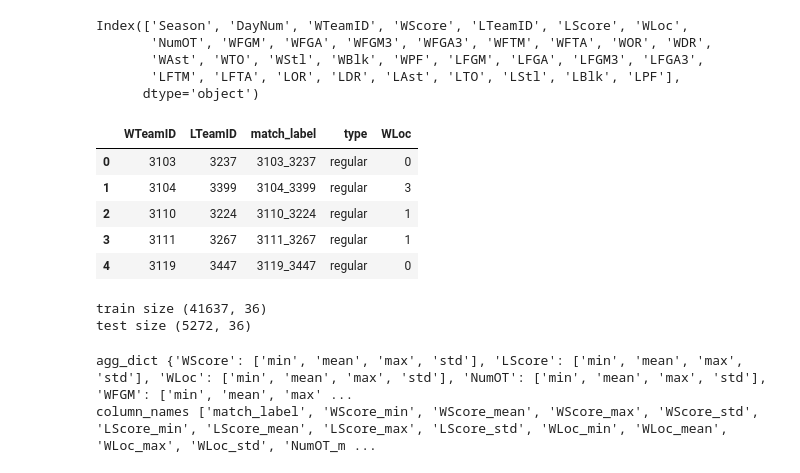
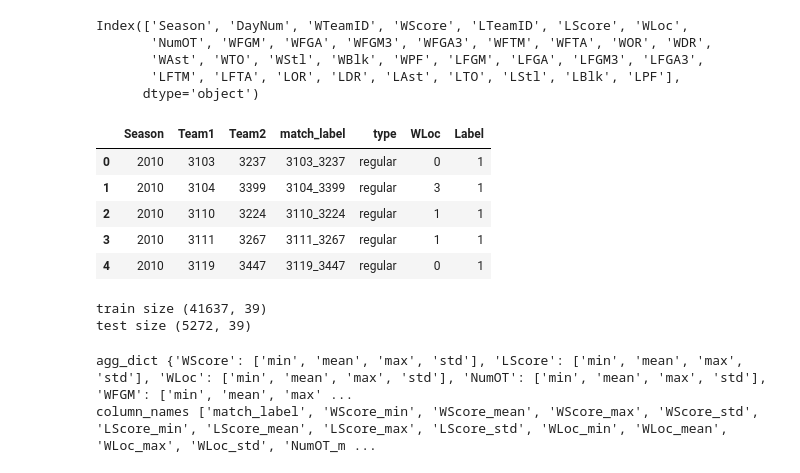
Before and after one commit to MJeremy2017/machine-learning-models, a Jupyter notebook: Kaggle-NCAA/Match-Prediction.ipynb, the cells around one changed output. Drawn from its saved outputs; the diff is of its cells as text; code cells hidden in the pictures.

```diff
--- a/Kaggle-NCAA/Match-Prediction.ipynb
+++ b/Kaggle-NCAA/Match-Prediction.ipynb
@@ -269,25 +270,30 @@ Index(['Season', 'DayNum', 'WTeamID', 'WScore', 'LTeamID', 'LScore', 'WLoc',
 # %%
 # add match type
 regular_detailed["type"] = "regular"
 tourney_detailed["type"] = "tourney"
 
 # combine data
 match_detailed = pd.concat([regular_detailed, tourney_detailed])
 
 # get match id: team1_team2(team1 < team2)
 match_detailed["match_label"] = match_detailed \
                                 .apply(lambda row: "_".join(map(str, sorted([row["WTeamID"], row["LTeamID"]]))), axis=1)
 
+match_detailed["Team1"] = match_detailed["match_label"].apply(lambda x: int(x.split("_")[0]))
+match_detailed["Team2"] = match_detailed["match_label"].apply(lambda x: int(x.split("_")[1]))
+
+match_detailed["Label"] = match_detailed.apply(lambda row: 1 if row["WTeamID"] == row["Team1"] else 0, axis=1)
+
 # WLoc to numeric type
 match_detailed["WLoc"] = match_detailed["WLoc"].map({"H": 0, "A": 1, "N": 3})
-match_detailed[["WTeamID", "LTeamID", "match_label", "type", "WLoc"]].head()
+match_detailed[["Season", "Team1", "Team2", "match_label", "type", "WLoc", "Label"]].head()
 # %% [output]
-|  | WTeamID | LTeamID | match_label | type | WLoc |
-| 0 | 3103 | 3237 | 3103_3237 | regular | 0 |
-| 1 | 3104 | 3399 | 3104_3399 | regular | 3 |
-| 2 | 3110 | 3224 | 3110_3224 | regular | 1 |
-| 3 | 3111 | 3267 | 3111_3267 | regular | 1 |
-| 4 | 3119 | 3447 | 3119_3447 | regular | 0 |
+|  | Season | Team1 | Team2 | match_label | type | WLoc | Label |
+| 0 | 2010 | 3103 | 3237 | 3103_3237 | regular | 0 | 1 |
+| 1 | 2010 | 3104 | 3399 | 3104_3399 | regular | 3 | 1 |
+| 2 | 2010 | 3110 | 3224 | 3110_3224 | regular | 1 | 1 |
+| 3 | 2010 | 3111 | 3267 | 3111_3267 | regular | 1 | 1 |
+| 4 | 2010 | 3119 | 3447 | 3119_3447 | regular | 0 | 1 |
 # %%
 # take 2018 as test set
 train, test = match_detailed[match_detailed["Season"] < 2018], match_detailed[match_detailed["Season"] == 2018]
@@ -295,8 +301,8 @@ train, test = match_detailed[match_detailed["Season"] < 2018], match_detailed[ma
 print("train size", train.shape)
 print("test size", test.shape)
 # %% [output]
-train size (41637, 36)
-test size (5272, 36)
+train size (41637, 39)
+test size (5272, 39)
 # %%
 # match level feature
 stats = ["min", "mean", "max", "std"]
```
Also changed, not shown: parts of 7 cells of this notebook.
